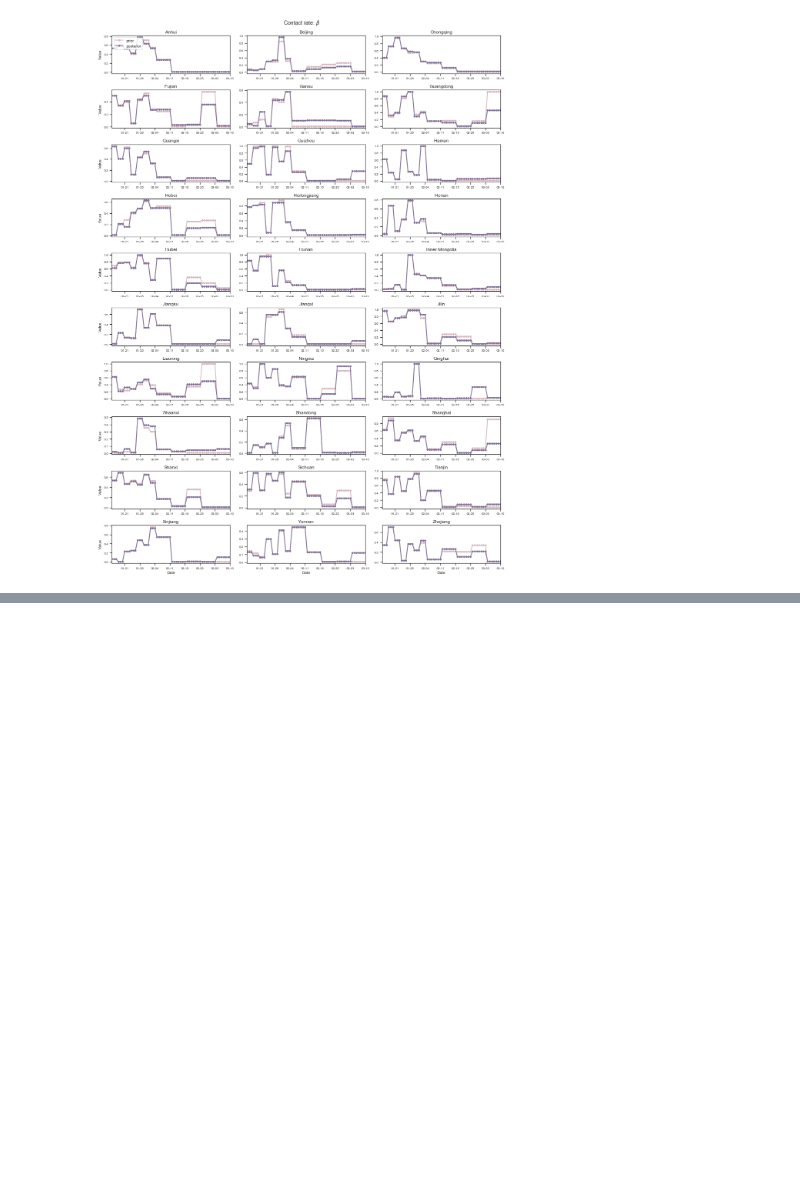
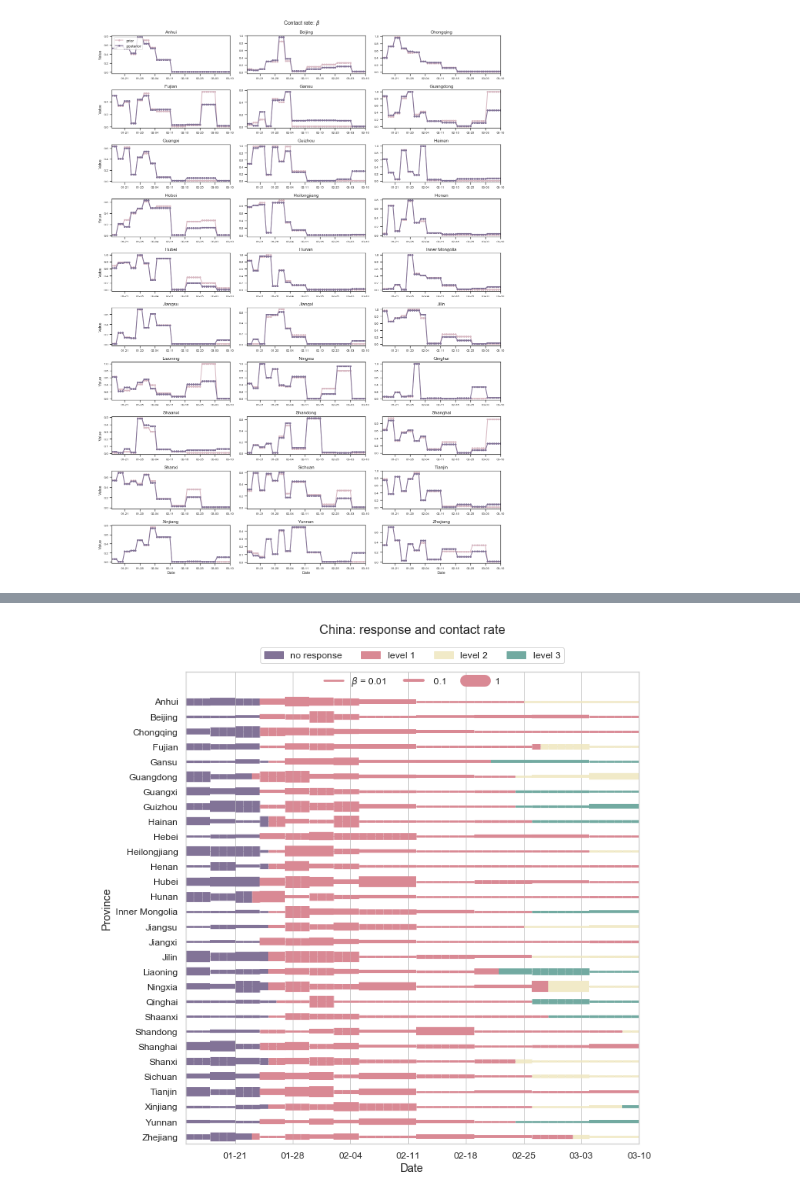
Before and after one commit to fudab/China-COVID-19-mobility, a Jupyter notebook: scripts/model.ipynb, the cells around one changed output, grey strips where cells are left out. Saved outputs shown, nothing was run; the diff lists cells and outputs as text; code cells hidden in the pictures; blank space fills up the shorter version.

```diff
--- a/scripts/model.ipynb
+++ b/scripts/model.ipynb
@@ -1385,0 +1973,6 @@ min(ccor_list)
+# %%
+date_tr = datetime.date(2020, 3, 10)
+figure_parameters_response(df_mparameters_list, df_mestimation_list, data_response_o, date_tr,
+                           fsize = (10, 10), fs = 16, title = None, country = 'China')
+# %% [output]
+[figure, added]
```
Also changed, not shown: parts of 60 cells of this notebook.
